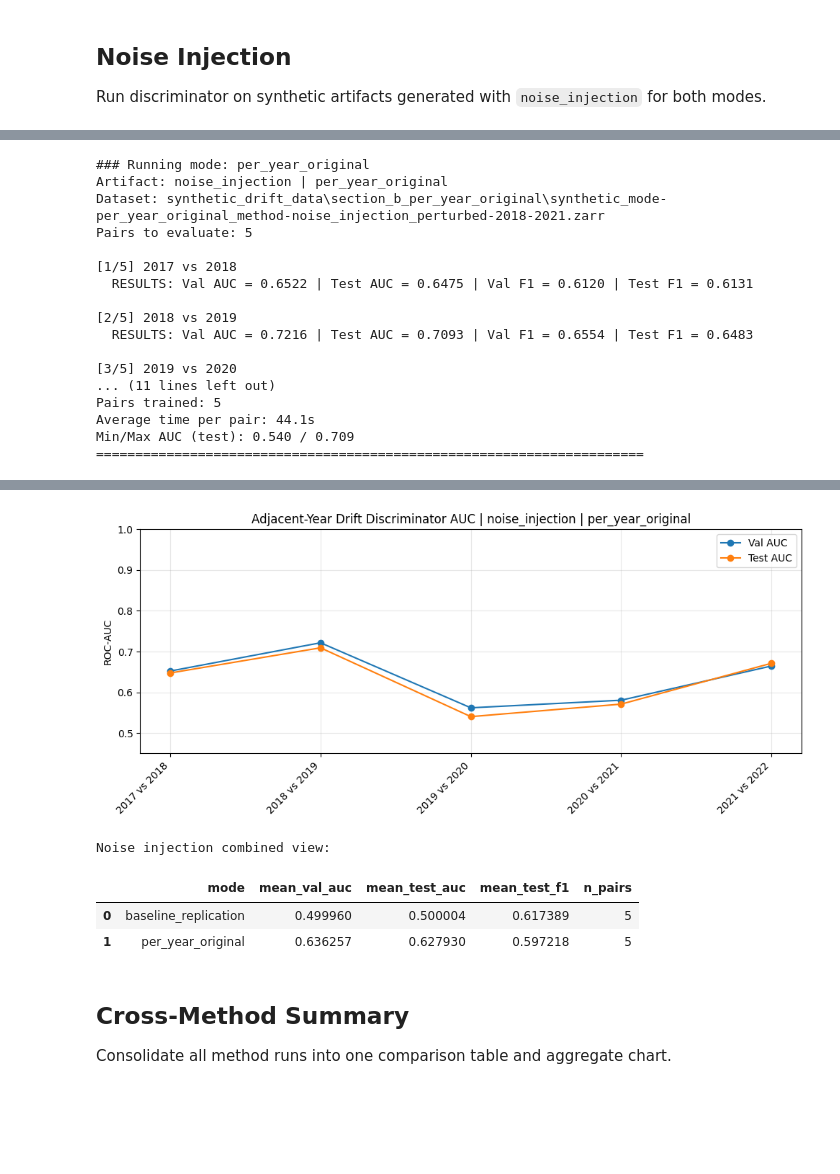
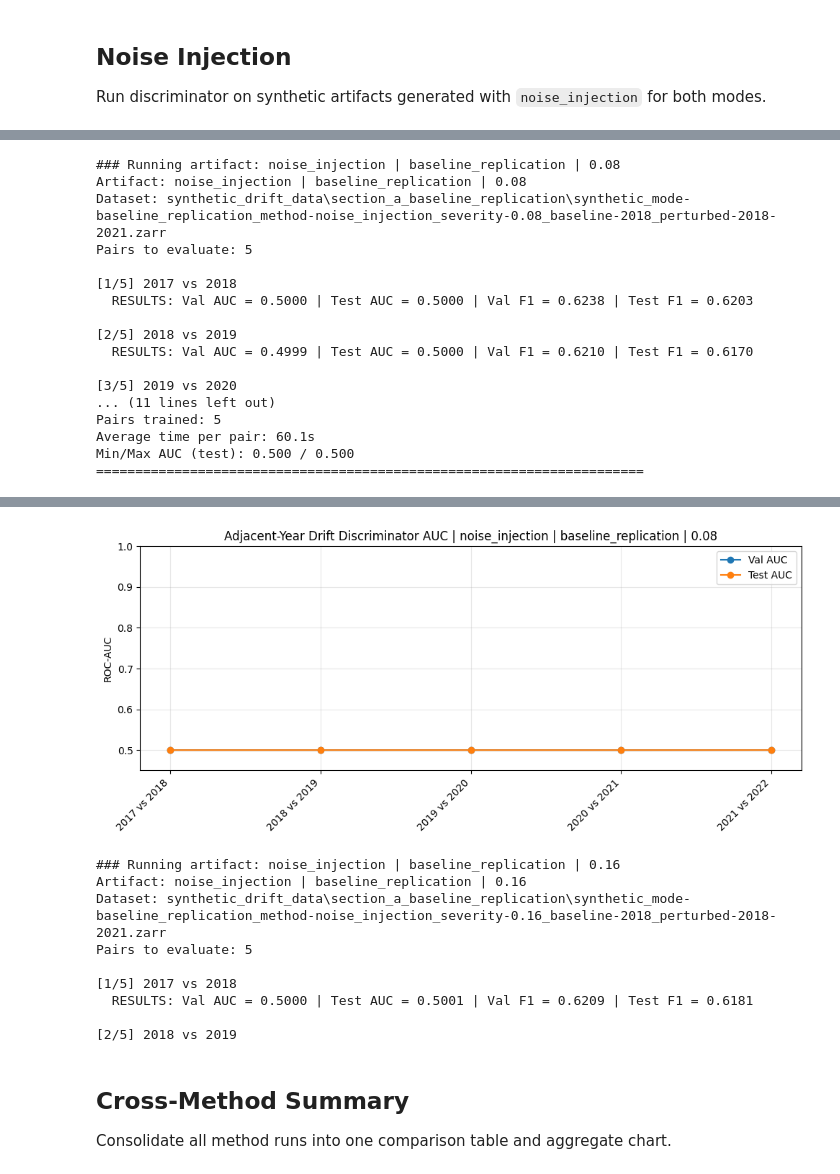
Before and after one commit to bartuturan/Online-Learning-for-Continuous-Forest-Monitoring-Addressing-Concept-Drift-in-Disturbance-Detection., a Jupyter notebook: concept_drift_detection_with_syntetic_data-disc.ipynb, the cells around one changed output, grey strips where cells are left out. Drawn from its saved outputs; the diff is of its cells as text; code cells hidden in the pictures; blank space fills up the shorter version.

```diff
--- a/concept_drift_detection_with_syntetic_data-disc.ipynb
+++ b/concept_drift_detection_with_syntetic_data-disc.ipynb
@@ -101,6 +164,17 @@ summary_df = (
 
 display(summary_df)
 
+detail_df = (
+    manifest_df.groupby(["method", "mode", "severity_display"], dropna=False)
+    .size()
+    .rename("n_artifacts")
+    .reset_index()
+    .sort_values(["method", "mode", "severity_display"])
+    .reset_index(drop=True)
+)
+
+display(detail_df)
+
 missing_files = []
 for _, row in manifest_df.iterrows():
     zarr_ok = Path(row["zarr_path"]).exists()
@@ -109,6 +183,7 @@ for _, row in manifest_df.iterrows():
         missing_files.append({
             "method": row["method"],
             "mode": row["mode"],
+            "severity_display": row["severity_display"],
             "zarr_exists": zarr_ok,
             "metadata_exists": meta_ok,
         })
@@ -551,15 +981,5 @@ section_results["noise_injection"] = run_method_section(
  )
 
 noise_combined = section_results["noise_injection"]["combined"]
-if not noise_combined.empty:
-    print("Noise injection combined view:")
-    display(
-        noise_combined.groupby(["mode"], as_index=False)
-        .agg(
-            mean_val_auc=("val_auc", "mean"),
-            mean_test_auc=("test_auc", "mean"),
-            mean_test_f1=("test_f1", "mean"),
-            n_pairs=("pair", "count"),
-        )
-    )
+noise_summary = summarize_and_plot_section(noise_combined, "noise_injection")
 # %% [output]
@@ -590,17 +1010,17 @@ Min/Max AUC (test): 0.500 / 0.500
-### Running mode: per_year_original
-Artifact: noise_injection | per_year_original
-Dataset: synthetic_drift_data\section_b_per_year_original\synthetic_mode-per_year_original_method-noise_injection_perturbed-2018-2021.zarr
+### Running artifact: noise_injection | baseline_replication | 0.08
+Artifact: noise_injection | baseline_replication | 0.08
+Dataset: synthetic_drift_data\section_a_baseline_replication\synthetic_mode-baseline_replication_method-noise_injection_severity-0.08_baseline-2018_perturbed-2018-2021.zarr
 Pairs to evaluate: 5
 
 [1/5] 2017 vs 2018
-  RESULTS: Val AUC = 0.6522 | Test AUC = 0.6475 | Val F1 = 0.6120 | Test F1 = 0.6131
+  RESULTS: Val AUC = 0.5000 | Test AUC = 0.5000 | Val F1 = 0.6238 | Test F1 = 0.6203
 
 [2/5] 2018 vs 2019
-  RESULTS: Val AUC = 0.7216 | Test AUC = 0.7093 | Val F1 = 0.6554 | Test F1 = 0.6483
+  RESULTS: Val AUC = 0.4999 | Test AUC = 0.5000 | Val F1 = 0.6210 | Test F1 = 0.6170
 
 [3/5] 2019 vs 2020
 ... (11 lines left out)
 Pairs trained: 5
-Average time per pair: 44.1s
-Min/Max AUC (test): 0.540 / 0.709
+Average time per pair: 60.1s
+Min/Max AUC (test): 0.500 / 0.500
 ======================================================================
@@ -613,8 +1033,13 @@ Min/Max AUC (test): 0.540 / 0.709
-[figure, old version]
+[figure, new version]
-Noise injection combined view:
+### Running artifact: noise_injection | baseline_replication | 0.16
+Artifact: noise_injection | baseline_replication | 0.16
+Dataset: synthetic_drift_data\section_a_baseline_replication\synthetic_mode-baseline_replication_method-noise_injection_severity-0.16_baseline-2018_perturbed-2018-2021.zarr
+Pairs to evaluate: 5
+
+[1/5] 2017 vs 2018
+  RESULTS: Val AUC = 0.5000 | Test AUC = 0.5001 | Val F1 = 0.6209 | Test F1 = 0.6181
+
+[2/5] 2018 vs 2019
-|  | mode | mean_val_auc | mean_test_auc | mean_test_f1 | n_pairs |
-| 0 | baseline_replication | 0.499960 | 0.500004 | 0.617389 | 5 |
-| 1 | per_year_original | 0.636257 | 0.627930 | 0.597218 | 5 |
 # %% [markdown]
 ## Cross-Method Summary
 
```
Also changed, not shown: parts of 13 cells of this notebook, 51 other files.
